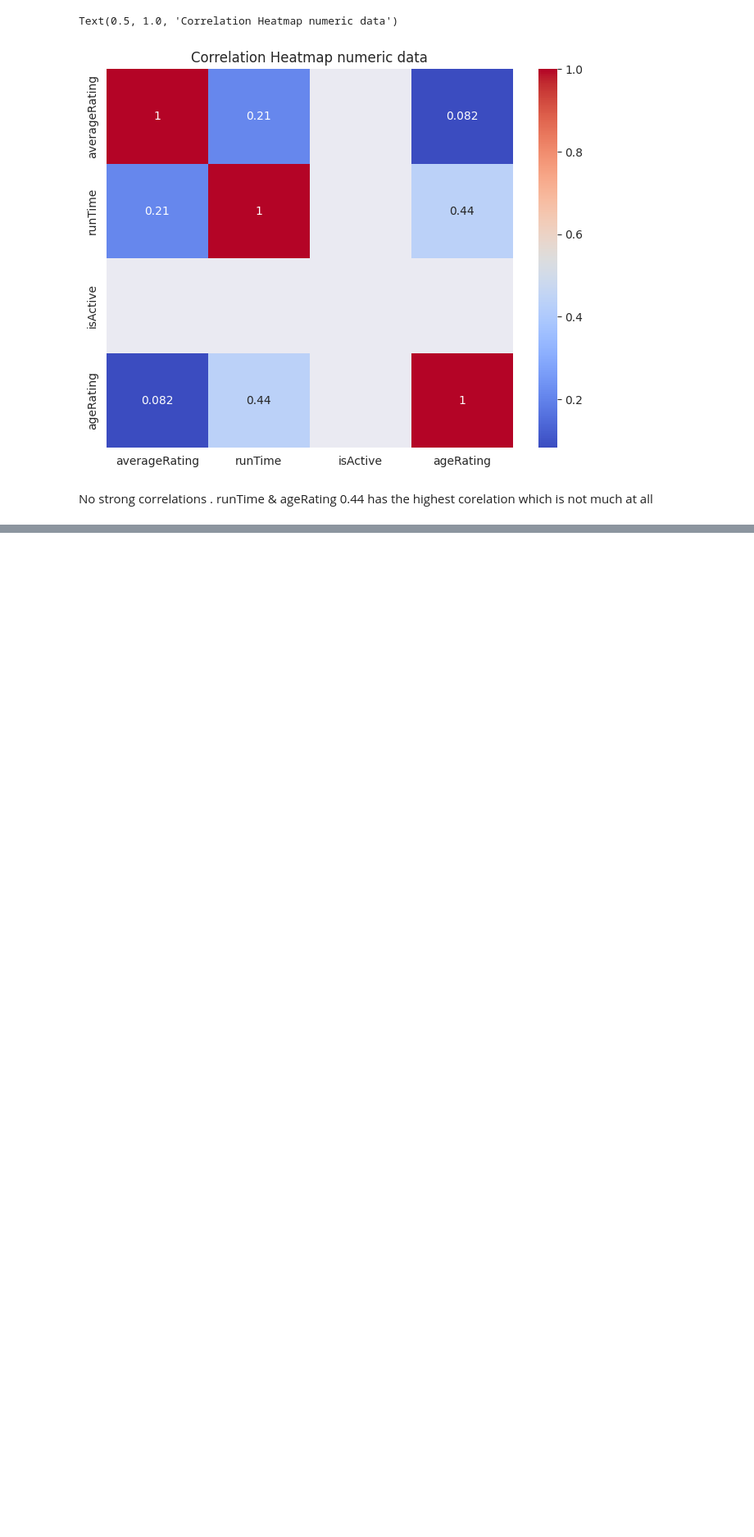
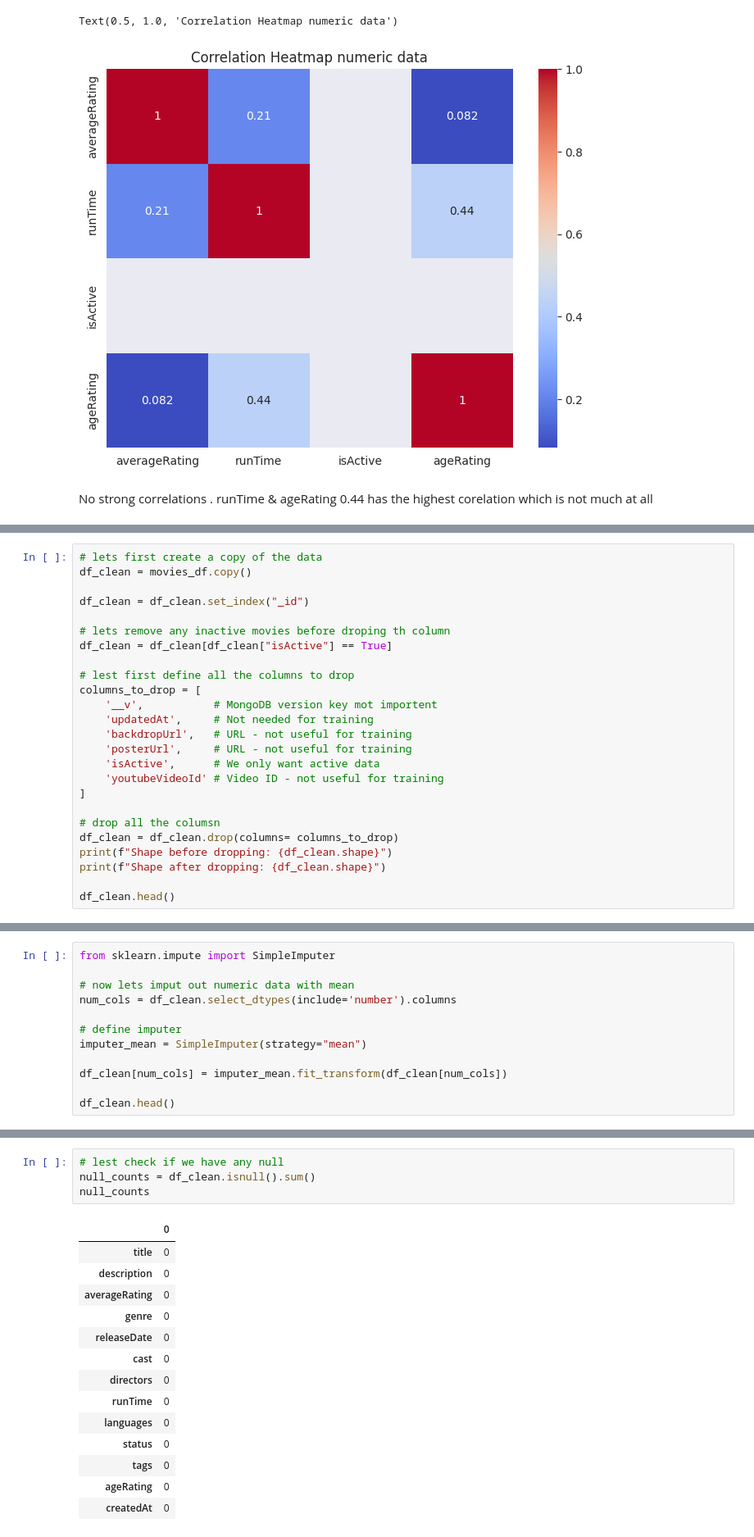
Before and after one commit to Shruthikshetty/media-logger-recommender, a Jupyter notebook: training_notebooks/Movies_recommendation_model.ipynb, the cells around one changed output, grey strips where cells are left out. Shown at 82% size. Saved outputs shown, nothing was run; the diff lists cells and outputs as text; blank space fills up the shorter version.

```diff
--- a/training_notebooks/Movies_recommendation_model.ipynb
+++ b/training_notebooks/Movies_recommendation_model.ipynb
@@ -773,0 +798,25 @@ runTime & ageRating	0.44  has the highest corelation which is not much at all
+# %%
+# lets first create a copy of the data
+df_clean = movies_df.copy()
+
+df_clean = df_clean.set_index("_id")
+
+# lets remove any inactive movies before droping th column
+df_clean = df_clean[df_clean["isActive"] == True]
+
+# lest first define all the columns to drop
+columns_to_drop = [
+    '__v',           # MongoDB version key mot importent
+    'updatedAt',     # Not needed for training
+    'backdropUrl',   # URL - not useful for training
+    'posterUrl',     # URL - not useful for training
+    'isActive',      # We only want active data
+    'youtubeVideoId' # Video ID - not useful for training
+]
+
+# drop all the columsn
+df_clean = df_clean.drop(columns= columns_to_drop)
+print(f"Shape before dropping: {df_clean.shape}")
+print(f"Shape after dropping: {df_clean.shape}")
+
+df_clean.head()
@@ -773,0 +833,12 @@ runTime & ageRating	0.44  has the highest corelation which is not much at all
+# %%
+from sklearn.impute import SimpleImputer
+
+# now lets imput out numeric data with mean
+num_cols = df_clean.select_dtypes(include='number').columns
+
+# define imputer
+imputer_mean = SimpleImputer(strategy="mean")
+
+df_clean[num_cols] = imputer_mean.fit_transform(df_clean[num_cols])
+
+df_clean.head()
@@ -773,0 +876,19 @@ runTime & ageRating	0.44  has the highest corelation which is not much at all
+# %%
+# lest check if we have any null
+null_counts = df_clean.isnull().sum()
+null_counts
+# %% [output]
+|  | 0 |
+| title | 0 |
+| description | 0 |
+| averageRating | 0 |
+| genre | 0 |
+| releaseDate | 0 |
+| cast | 0 |
+| directors | 0 |
+| runTime | 0 |
+| languages | 0 |
+| status | 0 |
+| tags | 0 |
+| ageRating | 0 |
+| createdAt | 0 |
```
Also changed, not shown: parts of 21 cells of this notebook.
